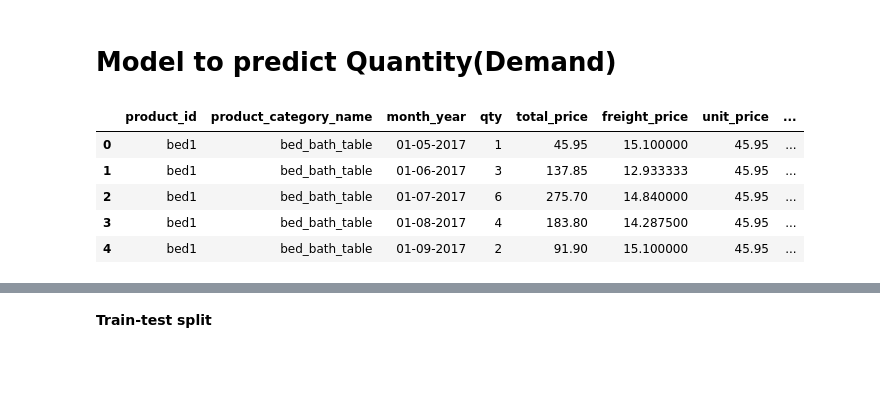
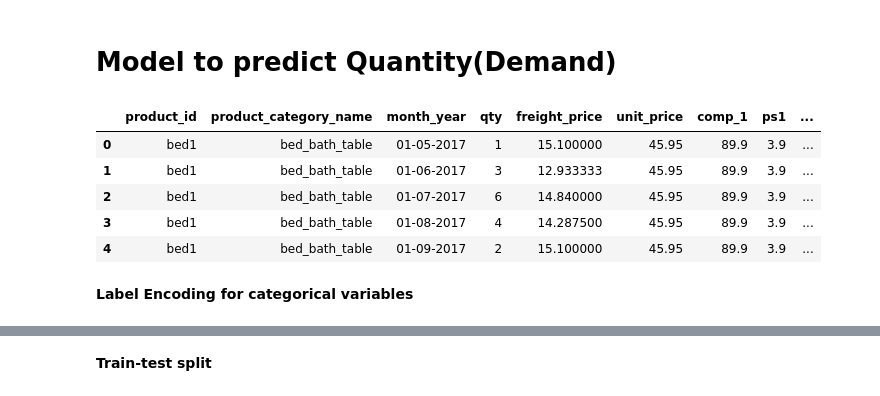
Before and after one commit to Parthsarthi-lab/Price-Optimization, a Jupyter notebook: notebooks/model-1.ipynb, the cells around one changed output, grey strips where cells are left out. Cells and saved outputs as stored; diff of their text form; code cells hidden in the pictures; blank space fills up the shorter version.

```diff
--- a/notebooks/model-1.ipynb
+++ b/notebooks/model-1.ipynb
@@ -15,15 +16,18 @@ from sklearn.model_selection import KFold
 # %%
 df = pd.read_csv("retail_price.csv")
 # %%
+# we are also removing total_price as it will leak information about qty(our target variable)
 useful_col = ['product_id', 'product_category_name', 'month_year', 'qty',
-       'total_price', 'freight_price', 'unit_price', 'comp_1', 'ps1', 'fp1',
+       'freight_price', 'unit_price', 'comp_1', 'ps1', 'fp1',
        'comp_2', 'ps2', 'fp2', 'comp_3', 'ps3', 'fp3', 'lag_price']
 df = df[useful_col].copy(deep=True)
 df.head()
 # %% [output]
-|  | product_id | product_category_name | month_year | qty | total_price | freight_price | unit_price | ... |
-| 0 | bed1 | bed_bath_table | 01-05-2017 | 1 | 45.95 | 15.100000 | 45.95 | ... |
-| 1 | bed1 | bed_bath_table | 01-06-2017 | 3 | 137.85 | 12.933333 | 45.95 | ... |
-| 2 | bed1 | bed_bath_table | 01-07-2017 | 6 | 275.70 | 14.840000 | 45.95 | ... |
-| 3 | bed1 | bed_bath_table | 01-08-2017 | 4 | 183.80 | 14.287500 | 45.95 | ... |
-| 4 | bed1 | bed_bath_table | 01-09-2017 | 2 | 91.90 | 15.100000 | 45.95 | ... |
+|  | product_id | product_category_name | month_year | qty | freight_price | unit_price | comp_1 | ps1 | ... |
+| 0 | bed1 | bed_bath_table | 01-05-2017 | 1 | 15.100000 | 45.95 | 89.9 | 3.9 | ... |
+| 1 | bed1 | bed_bath_table | 01-06-2017 | 3 | 12.933333 | 45.95 | 89.9 | 3.9 | ... |
+| 2 | bed1 | bed_bath_table | 01-07-2017 | 6 | 14.840000 | 45.95 | 89.9 | 3.9 | ... |
+| 3 | bed1 | bed_bath_table | 01-08-2017 | 4 | 14.287500 | 45.95 | 89.9 | 3.9 | ... |
+| 4 | bed1 | bed_bath_table | 01-09-2017 | 2 | 15.100000 | 45.95 | 89.9 | 3.9 | ... |
+# %% [markdown]
+**Label Encoding for categorical variables**
```
Also changed, not shown: parts of 24 cells of this notebook, 1 other file.
